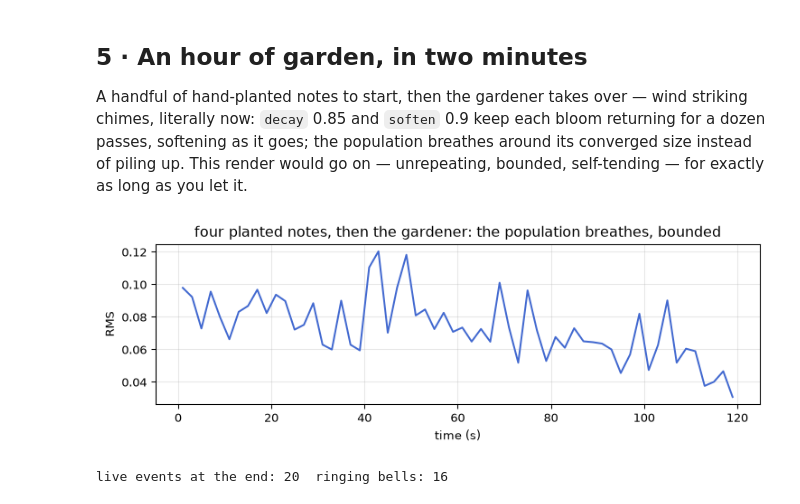
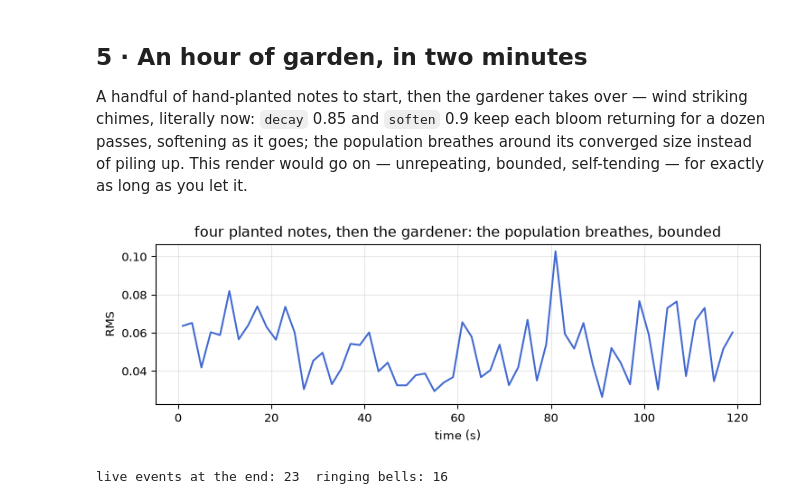
Before and after one commit to tap/TapTools, a Jupyter notebook: notebooks/garden.ipynb, the cells around one changed output. Saved outputs shown, nothing was run; the diff lists cells and outputs as text; code cells hidden in the pictures.

```diff
--- a/notebooks/garden.ipynb
+++ b/notebooks/garden.ipynb
@@ -178,35 +186,35 @@ population breathes around its converged size instead of piling up. This render
 from IPython.display import Audio
 
 g = tap.Garden(sr, smooth_ms=0, loop_seconds=6.0, decay=0.85, soften=0.9, floor=0.02,
-               bell=(0.006, 3.0, 0.9), scale=3, root=9, idle_seconds=4.0, seed=2008,
+               bell=(0.006, 3.0, 0.9), scale=3, root=9, idle_seconds=4.0, gust=0.6, seed=2008,
                level=0.35)
 
 chunks = []
 plants = [(0.0, 69, 0.7), (1.2, 76, 0.55), (2.6, 64, 0.6), (4.0, 81, 0.4)]
 cursor = 0.0
 for when, pitch, vel in plants:
     n = int((when - cursor) * sr)
     if n > 0:
         chunks.append(g.process(n))
     g.note(pitch, vel)
     cursor = when
 chunks.append(g.process(int((120.0 - cursor) * sr)))
 y = np.concatenate(chunks)
 
 win = int(2.0 * sr)
 frames = y[: y.size // win * win].reshape(-1, win)
 fig, ax = plt.subplots(figsize=(9, 2.4))
 ax.plot((np.arange(frames.shape[0]) + 0.5) * 2.0, np.sqrt((frames ** 2).mean(axis=1)),
         color=C[0])
 ax.set_xlabel("time (s)"); ax.set_ylabel("RMS")
 ax.set_title("four planted notes, then the gardener: the population breathes, bounded")
 plt.show()
 print("live events at the end:", g.active_events, " ringing bells:", g.active_voices)
 
 # Preview: first 60 s, embedded at 16 kHz to keep the executed notebook small (the bells
 # live below 4 kHz); tools/render writes the full-rate, full-length WAVs.
 Audio(np.clip(y[: int(60 * sr) : 3], -1, 1), rate=int(sr / 3))
 # %% [output]
-[figure, old version]
+[figure, new version]
-live events at the end: 20  ringing bells: 16
+live events at the end: 23  ringing bells: 16
 [interactive output not drawn]
```
Also changed, not shown: parts of 6 cells of this notebook, 12 other files.
